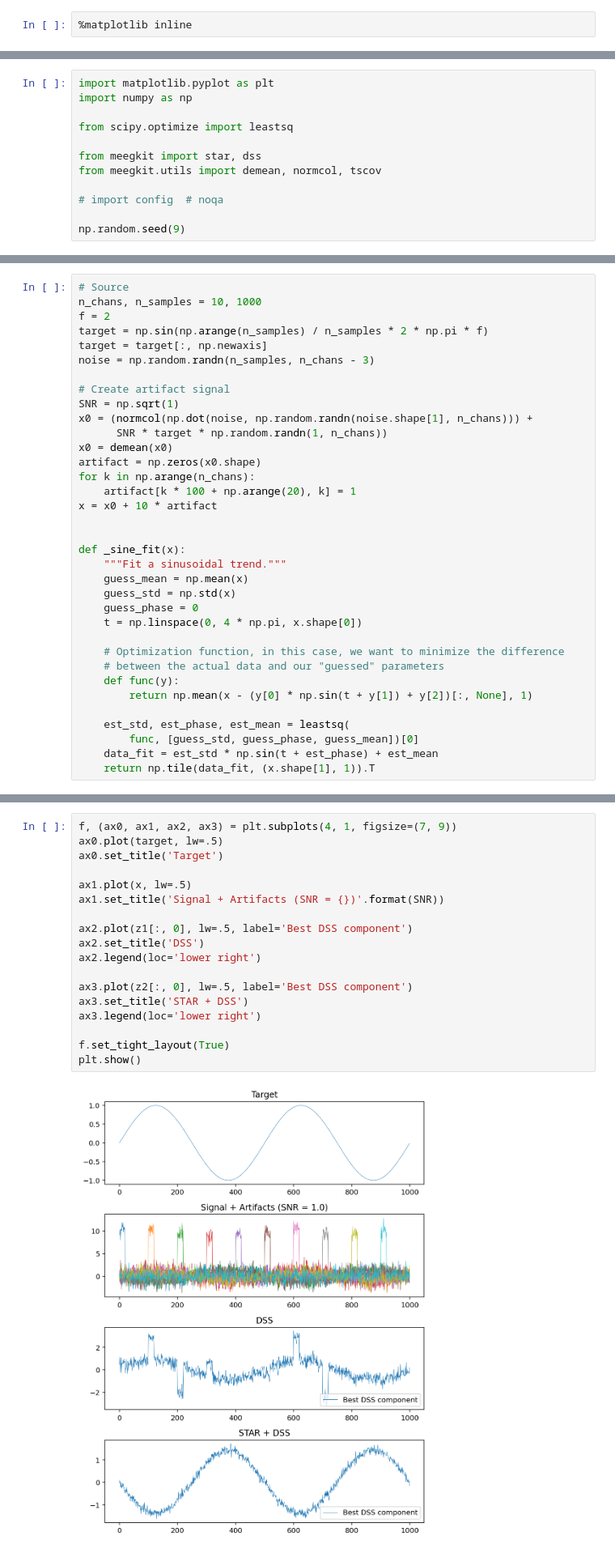
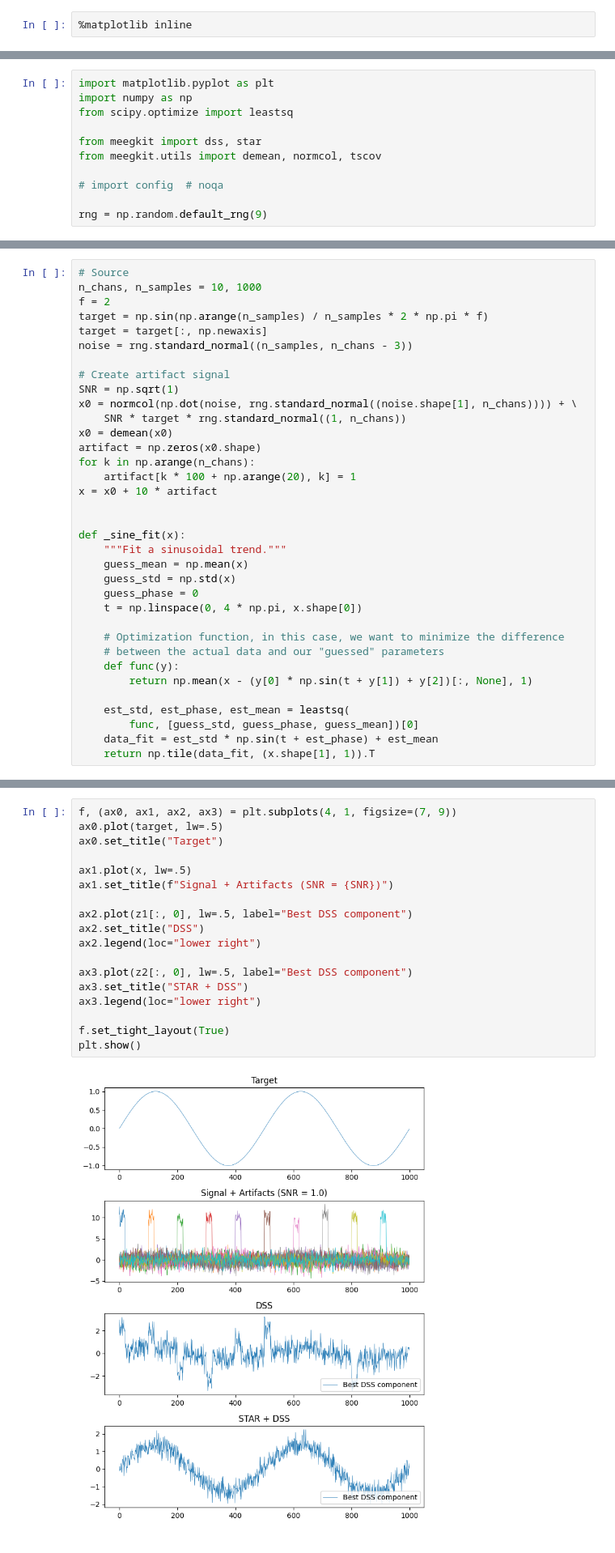
Before and after one commit to nbara/python-meegkit, a Jupyter notebook: examples/example_star_dss.ipynb, the cells around one changed output, grey strips where cells are left out. Shown at 81% size. Cells and saved outputs as stored; diff of their text form.

```diff
--- a/examples/example_star_dss.ipynb
+++ b/examples/example_star_dss.ipynb
@@ -18,13 +16,12 @@ References
 # %%
 import matplotlib.pyplot as plt
 import numpy as np
-
 from scipy.optimize import leastsq
 
-from meegkit import star, dss
+from meegkit import dss, star
 from meegkit.utils import demean, normcol, tscov
 
 # import config  # noqa
 
-np.random.seed(9)
+rng = np.random.default_rng(9)
 # %% [markdown]
@@ -38,12 +34,12 @@ n_chans, n_samples = 10, 1000
 f = 2
 target = np.sin(np.arange(n_samples) / n_samples * 2 * np.pi * f)
 target = target[:, np.newaxis]
-noise = np.random.randn(n_samples, n_chans - 3)
+noise = rng.standard_normal((n_samples, n_chans - 3))
 
 # Create artifact signal
 SNR = np.sqrt(1)
-x0 = (normcol(np.dot(noise, np.random.randn(noise.shape[1], n_chans))) +
-      SNR * target * np.random.randn(1, n_chans))
+x0 = normcol(np.dot(noise, rng.standard_normal((noise.shape[1], n_chans)))) + \
+    SNR * target * rng.standard_normal((1, n_chans))
 x0 = demean(x0)
 artifact = np.zeros(x0.shape)
 for k in np.arange(n_chans):
@@ -104,20 +96,20 @@ Plots
 # %%
 f, (ax0, ax1, ax2, ax3) = plt.subplots(4, 1, figsize=(7, 9))
 ax0.plot(target, lw=.5)
-ax0.set_title('Target')
+ax0.set_title("Target")
 
 ax1.plot(x, lw=.5)
-ax1.set_title('Signal + Artifacts (SNR = {})'.format(SNR))
+ax1.set_title(f"Signal + Artifacts (SNR = {SNR})")
 
-ax2.plot(z1[:, 0], lw=.5, label='Best DSS component')
-ax2.set_title('DSS')
-ax2.legend(loc='lower right')
+ax2.plot(z1[:, 0], lw=.5, label="Best DSS component")
+ax2.set_title("DSS")
+ax2.legend(loc="lower right")
 
-ax3.plot(z2[:, 0], lw=.5, label='Best DSS component')
-ax3.set_title('STAR + DSS')
-ax3.legend(loc='lower right')
+ax3.plot(z2[:, 0], lw=.5, label="Best DSS component")
+ax3.set_title("STAR + DSS")
+ax3.legend(loc="lower right")
 
 f.set_tight_layout(True)
 plt.show()
 # %% [output]
-[figure, old version]
+[figure, new version]
```
Also changed, not shown: parts of 8 cells of this notebook, 18 other files.
